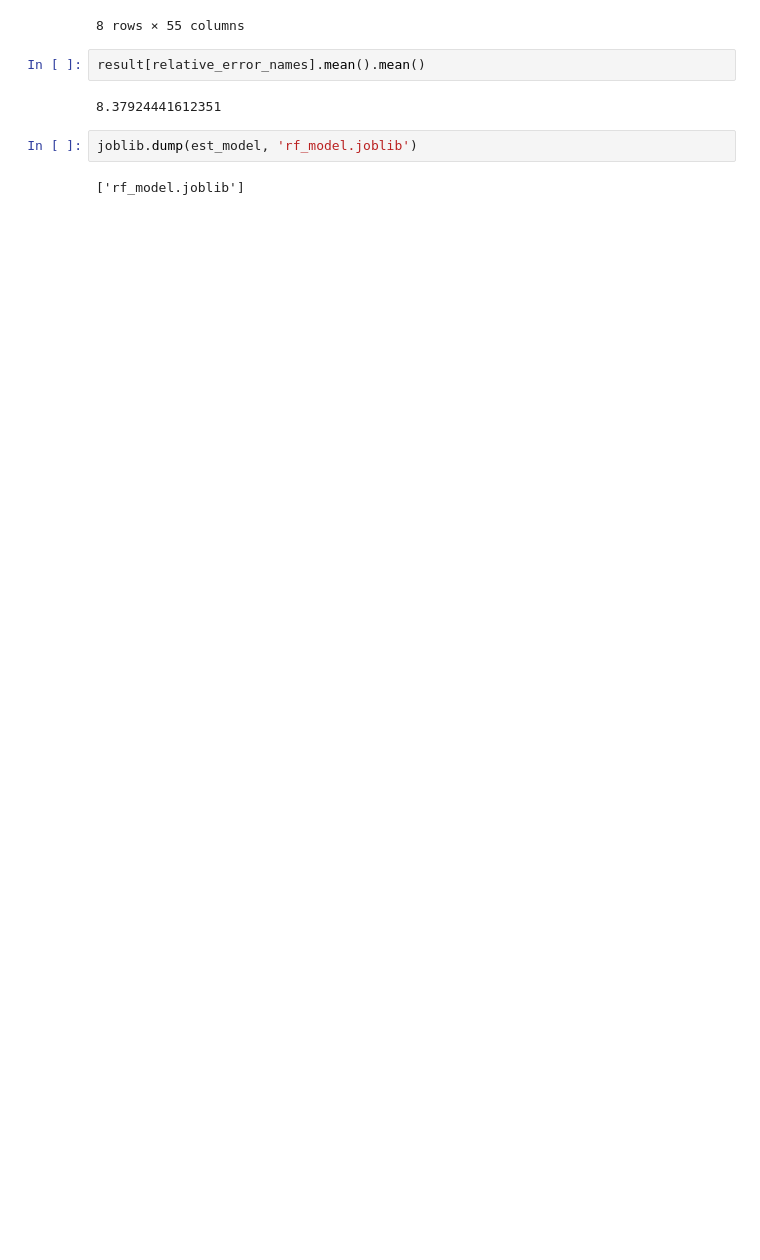
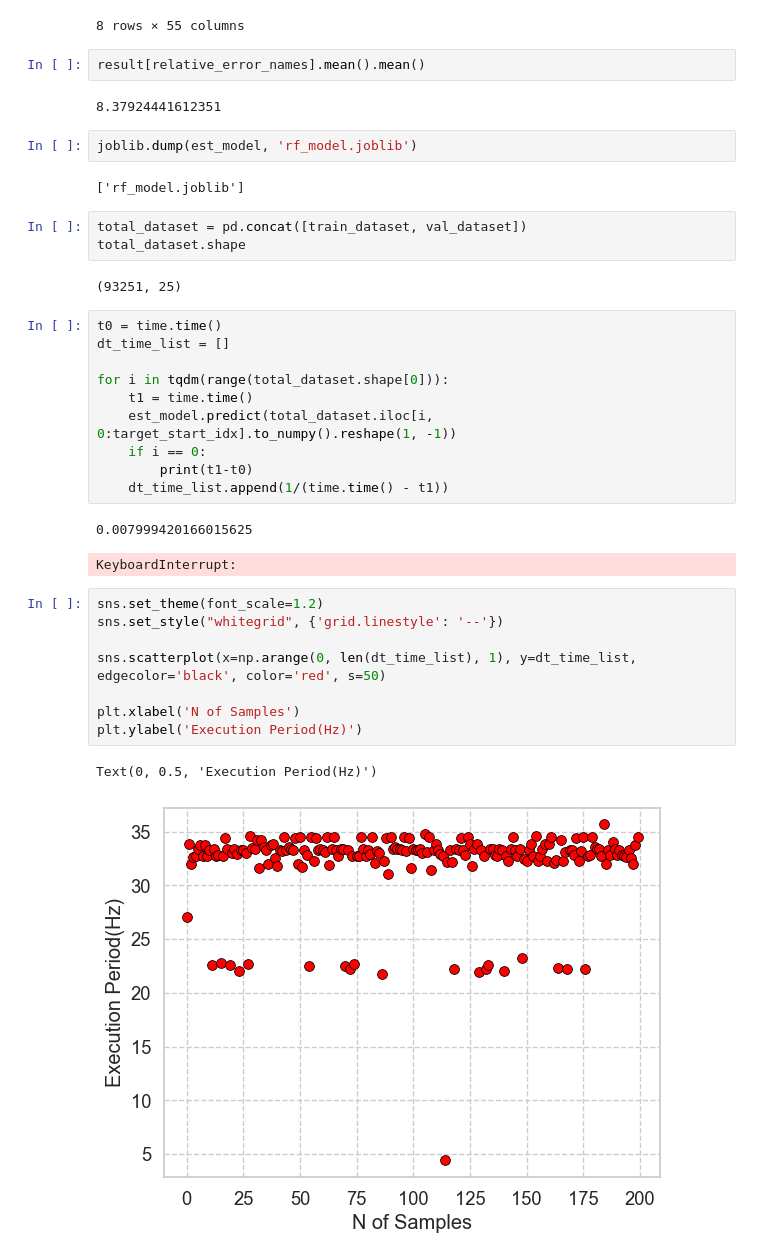
Before and after one commit to jinbeomjeong/estimate_crawler_crane_ground_pressure, a Jupyter notebook: create_load_est_model.ipynb, the cells around one changed output. Cells and saved outputs as stored; diff of their text form; blank space fills up the shorter version.

```diff
--- a/create_load_est_model.ipynb
+++ b/create_load_est_model.ipynb
@@ -124,3 +128,32 @@ result[relative_error_names].mean().mean()
 joblib.dump(est_model, 'rf_model.joblib')
 # %% [output]
 ['rf_model.joblib']
+# %%
+total_dataset = pd.concat([train_dataset, val_dataset])
+total_dataset.shape
+# %% [output]
+(93251, 25)
+# %%
+t0 = time.time()
+dt_time_list = []
+
+for i in tqdm(range(total_dataset.shape[0])):
+    t1 = time.time()
+    est_model.predict(total_dataset.iloc[i, 0:target_start_idx].to_numpy().reshape(1, -1))
+    if i == 0:
+        print(t1-t0)
+    dt_time_list.append(1/(time.time() - t1))
+# %% [output]
+0.007999420166015625
+KeyboardInterrupt:
+# %%
+sns.set_theme(font_scale=1.2)
+sns.set_style("whitegrid", {'grid.linestyle': '--'})
+
+sns.scatterplot(x=np.arange(0, len(dt_time_list), 1), y=dt_time_list, edgecolor='black', color='red', s=50)
+
+plt.xlabel('N of Samples')
+plt.ylabel('Execution Period(Hz)')
+# %% [output]
+Text(0, 0.5, 'Execution Period(Hz)')
+[figure, added]
```
Also changed, not shown: parts of 1 cell of this notebook, 1 other file.
